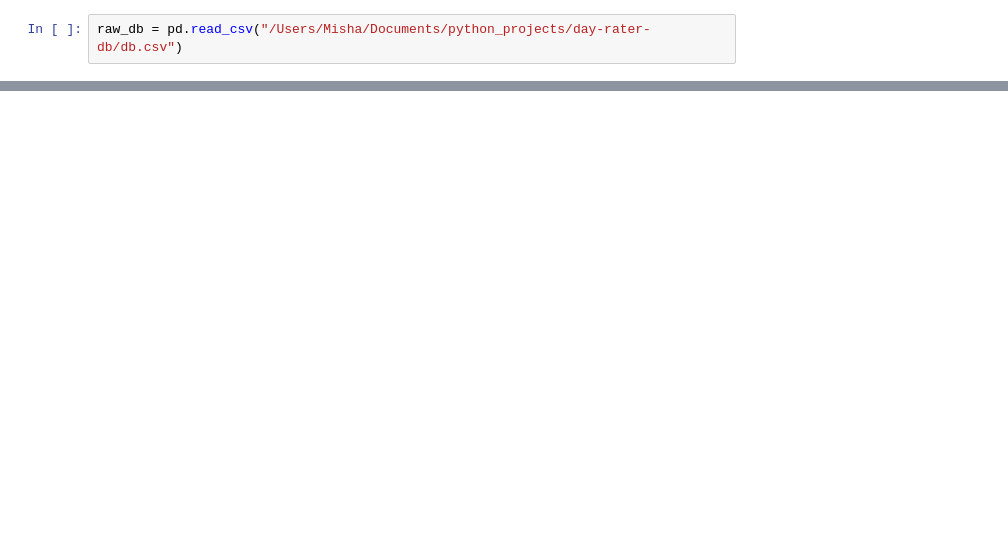
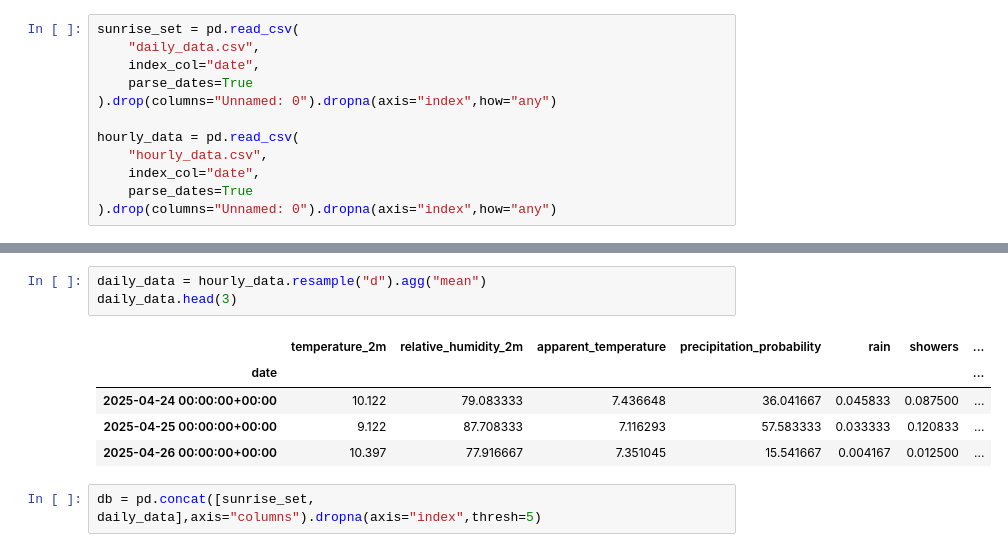
Before and after one commit to Michael-Kornilich/day-rater, a Jupyter notebook: data_analyzer/data_analyzer.ipynb, the cells around one changed output, grey strips where cells are left out. Drawn from its saved outputs; the diff is of its cells as text; blank space fills up the shorter version.

```diff
--- a/data_analyzer/data_analyzer.ipynb
+++ b/data_analyzer/data_analyzer.ipynb
@@ -29,2 +33,12 @@ import numpy as np
 # %%
-raw_db = pd.read_csv("/Users/Misha/Documents/python_projects/day-rater-db/db.csv")
+sunrise_set = pd.read_csv(
+    "daily_data.csv",
+    index_col="date",
+    parse_dates=True
+).drop(columns="Unnamed: 0").dropna(axis="index",how="any")
+
+hourly_data = pd.read_csv(
+    "hourly_data.csv",
+    index_col="date",
+    parse_dates=True
+).drop(columns="Unnamed: 0").dropna(axis="index",how="any")
@@ -77,0 +56,11 @@ db
+# %%
+daily_data = hourly_data.resample("d").agg("mean")
+daily_data.head(3)
+# %% [output]
+|  | temperature_2m | relative_humidity_2m | apparent_temperature | precipitation_probability | rain | showers | ... |
+| date |  |  |  |  |  |  | ... |
+| 2025-04-24 00:00:00+00:00 | 10.122 | 79.083333 | 7.436648 | 36.041667 | 0.045833 | 0.087500 | ... |
+| 2025-04-25 00:00:00+00:00 | 9.122 | 87.708333 | 7.116293 | 57.583333 | 0.033333 | 0.120833 | ... |
+| 2025-04-26 00:00:00+00:00 | 10.397 | 77.916667 | 7.351045 | 15.541667 | 0.004167 | 0.012500 | ... |
+# %%
+db = pd.concat([sunrise_set, daily_data],axis="columns").dropna(axis="index",thresh=5)
```
Also changed, not shown: parts of 21 cells of this notebook.
